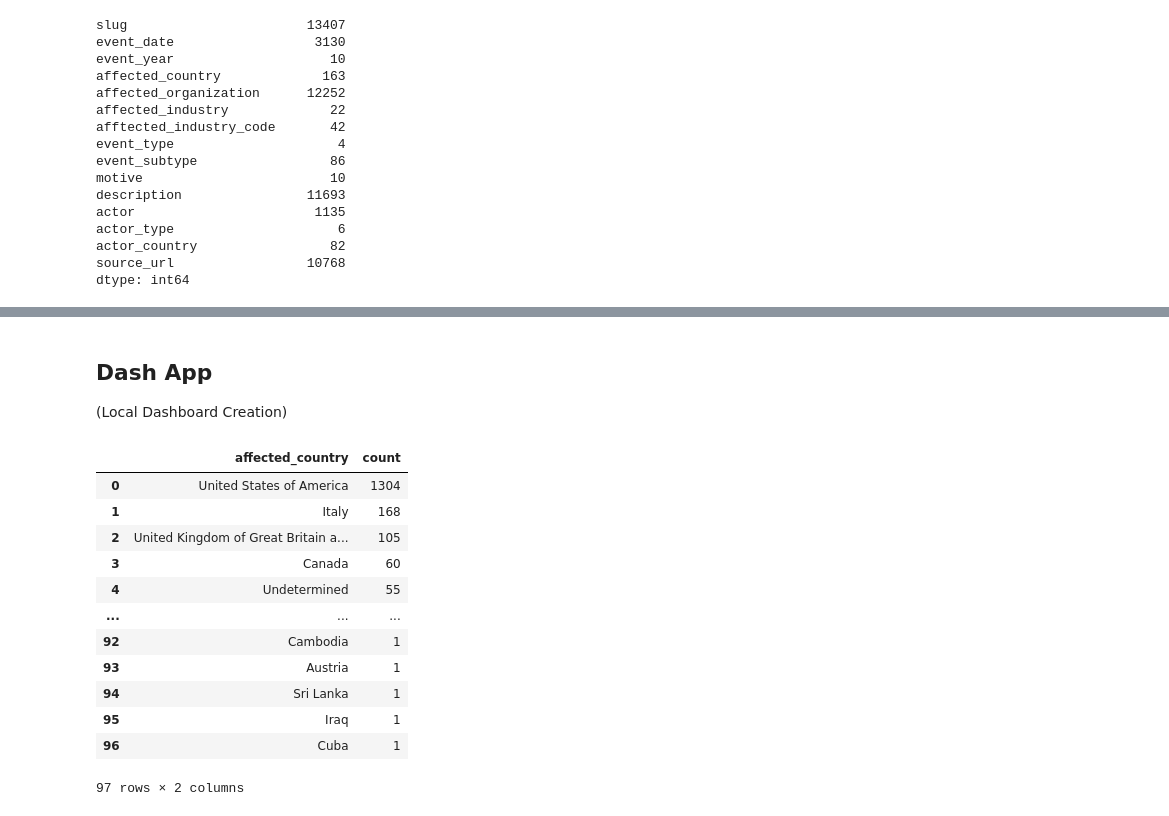
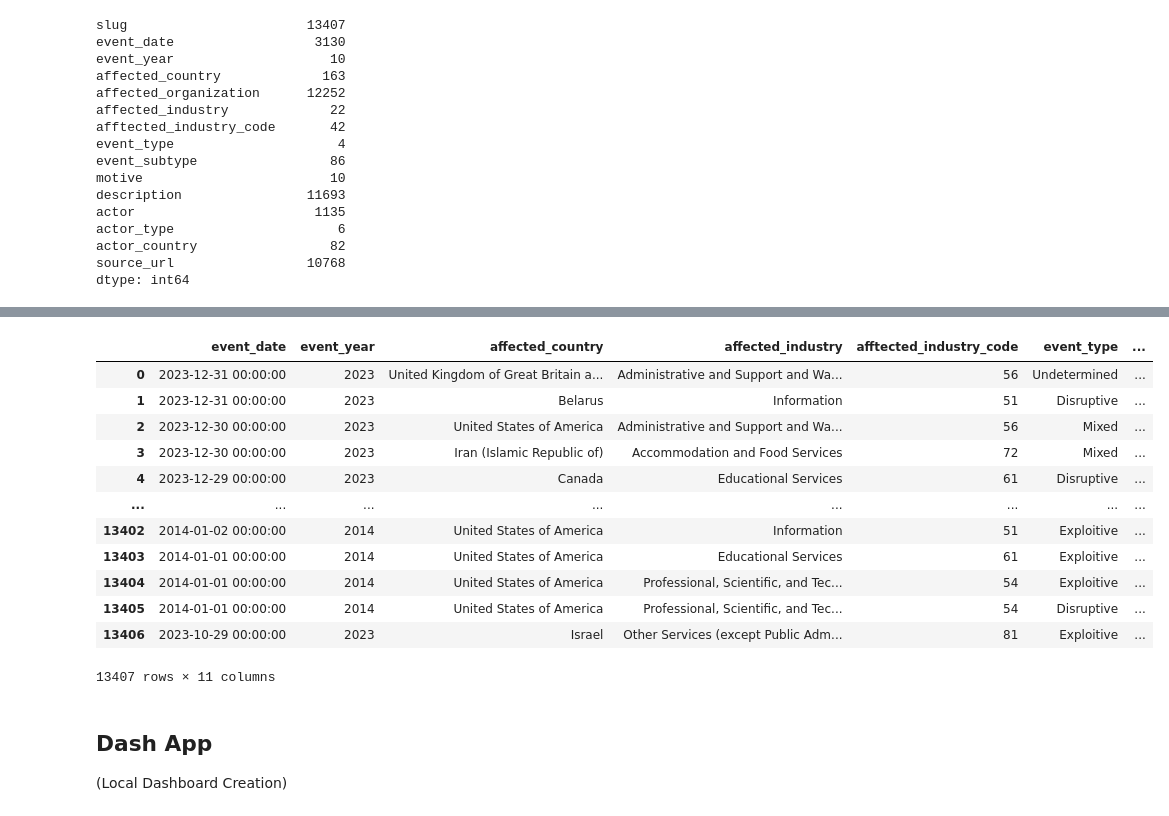
Before and after one commit to JD-Bentley/Cyber-Attacks-Visualized, a Jupyter notebook: src/plotly_dashboard.ipynb, the cells around one changed output, grey strips where cells are left out. Saved outputs shown, nothing was run; the diff lists cells and outputs as text; code cells hidden in the pictures.

Commit message:
Finished section 1 of dashboard (map and table), moved onto section 2.

```diff
--- a/src/plotly_dashboard.ipynb
+++ b/src/plotly_dashboard.ipynb
@@ -100,21 +120,19 @@ dtype: int64
+# %%
+df.drop(columns=['slug', 'affected_organization','description','source_url'])
+# %% [output]
+|  | event_date | event_year | affected_country | affected_industry | afftected_industry_code | event_type | ... |
+| 0 | 2023-12-31 00:00:00 | 2023 | United Kingdom of Great Britain a... | Administrative and Support and Wa... | 56 | Undetermined | ... |
+| 1 | 2023-12-31 00:00:00 | 2023 | Belarus | Information | 51 | Disruptive | ... |
+| 2 | 2023-12-30 00:00:00 | 2023 | United States of America | Administrative and Support and Wa... | 56 | Mixed | ... |
+| 3 | 2023-12-30 00:00:00 | 2023 | Iran (Islamic Republic of) | Accommodation and Food Services | 72 | Mixed | ... |
+| 4 | 2023-12-29 00:00:00 | 2023 | Canada | Educational Services | 61 | Disruptive | ... |
+| ... | ... | ... | ... | ... | ... | ... | ... |
+| 13402 | 2014-01-02 00:00:00 | 2014 | United States of America | Information | 51 | Exploitive | ... |
+| 13403 | 2014-01-01 00:00:00 | 2014 | United States of America | Educational Services | 61 | Exploitive | ... |
+| 13404 | 2014-01-01 00:00:00 | 2014 | United States of America | Professional, Scientific, and Tec... | 54 | Exploitive | ... |
+| 13405 | 2014-01-01 00:00:00 | 2014 | United States of America | Professional, Scientific, and Tec... | 54 | Disruptive | ... |
+| 13406 | 2023-10-29 00:00:00 | 2023 | Israel | Other Services (except Public Adm... | 81 | Exploitive | ... |
+13407 rows × 11 columns
 # %% [markdown]
 ## Dash App
 (Local Dashboard Creation)
-# %%
-test = df[df.event_year == 2023]
-done = pd.DataFrame(test['affected_country'].value_counts().reset_index())
-done
-# %% [output]
-|  | affected_country | count |
-| 0 | United States of America | 1304 |
-| 1 | Italy | 168 |
-| 2 | United Kingdom of Great Britain a... | 105 |
-| 3 | Canada | 60 |
-| 4 | Undetermined | 55 |
-| ... | ... | ... |
-| 92 | Cambodia | 1 |
-| 93 | Austria | 1 |
-| 94 | Sri Lanka | 1 |
-| 95 | Iraq | 1 |
-| 96 | Cuba | 1 |
-97 rows × 2 columns
```
Also changed, not shown: parts of 14 cells of this notebook.
